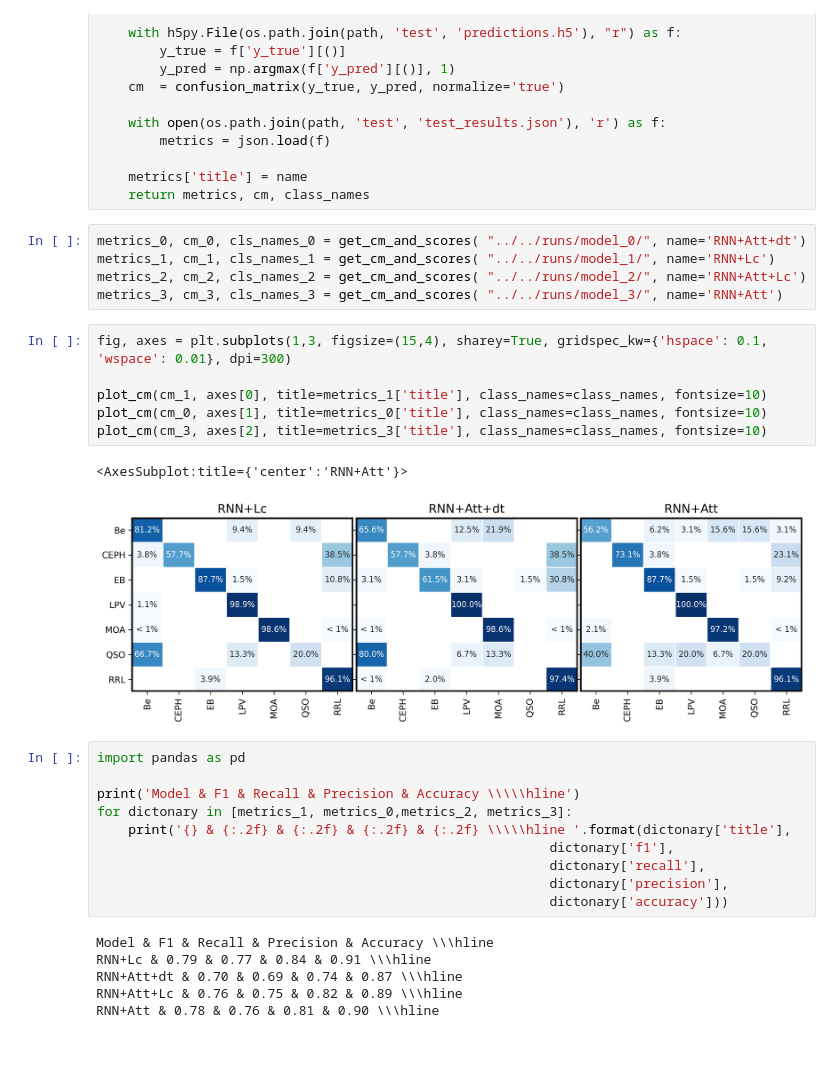
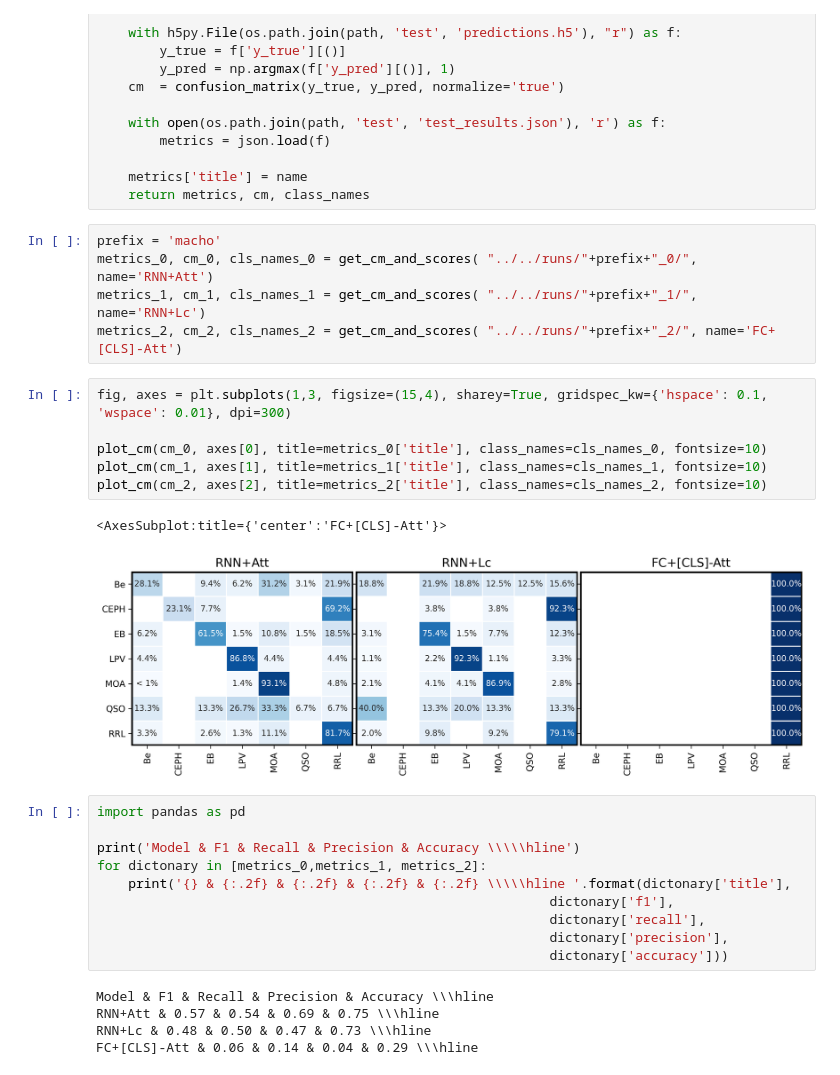
Before and after one commit to cridonoso/rnn_classifier, a Jupyter notebook: presentation/notebooks/results.ipynb, the cells around one changed output. Drawn from its saved outputs; the diff is of its cells as text; blank space fills up the shorter version.

```diff
--- a/presentation/notebooks/results.ipynb
+++ b/presentation/notebooks/results.ipynb
@@ -30,24 +30,24 @@ def get_cm_and_scores(path, name='model'):
     metrics['title'] = name
     return metrics, cm, class_names
 # %%
-metrics_0, cm_0, cls_names_0 = get_cm_and_scores( "../../runs/model_0/", name='RNN+Att+dt')
-metrics_1, cm_1, cls_names_1 = get_cm_and_scores( "../../runs/model_1/", name='RNN+Lc')
-metrics_2, cm_2, cls_names_2 = get_cm_and_scores( "../../runs/model_2/", name='RNN+Att+Lc')
-metrics_3, cm_3, cls_names_3 = get_cm_and_scores( "../../runs/model_3/", name='RNN+Att')
+prefix = 'macho'
+metrics_0, cm_0, cls_names_0 = get_cm_and_scores( "../../runs/"+prefix+"_0/", name='RNN+Att')
+metrics_1, cm_1, cls_names_1 = get_cm_and_scores( "../../runs/"+prefix+"_1/", name='RNN+Lc')
+metrics_2, cm_2, cls_names_2 = get_cm_and_scores( "../../runs/"+prefix+"_2/", name='FC+[CLS]-Att')
 # %%
 fig, axes = plt.subplots(1,3, figsize=(15,4), sharey=True, gridspec_kw={'hspace': 0.1, 'wspace': 0.01}, dpi=300)
 
-plot_cm(cm_1, axes[0], title=metrics_1['title'], class_names=class_names, fontsize=10)
-plot_cm(cm_0, axes[1], title=metrics_0['title'], class_names=class_names, fontsize=10)
-plot_cm(cm_3, axes[2], title=metrics_3['title'], class_names=class_names, fontsize=10)
+plot_cm(cm_0, axes[0], title=metrics_0['title'], class_names=cls_names_0, fontsize=10)
+plot_cm(cm_1, axes[1], title=metrics_1['title'], class_names=cls_names_1, fontsize=10)
+plot_cm(cm_2, axes[2], title=metrics_2['title'], class_names=cls_names_2, fontsize=10)
 # %% [output]
-<AxesSubplot:title={'center':'RNN+Att'}>
+<AxesSubplot:title={'center':'FC+[CLS]-Att'}>
-[figure, old version]
+[figure, new version]
 # %%
 import pandas as pd
 
 print('Model & F1 & Recall & Precision & Accuracy \\\\\hline')
-for dictonary in [metrics_1, metrics_0,metrics_2, metrics_3]:
+for dictonary in [metrics_0,metrics_1, metrics_2]:
     print('{} & {:.2f} & {:.2f} & {:.2f} & {:.2f} \\\\\hline '.format(dictonary['title'],
                                                           dictonary['f1'],
                                                           dictonary['recall'],
@@ -55,7 +55,6 @@ for dictonary in [metrics_1, metrics_0,metrics_2, metrics_3]:
                                                           dictonary['accuracy']))
 # %% [output]
 Model & F1 & Recall & Precision & Accuracy \\\hline
-RNN+Lc & 0.79 & 0.77 & 0.84 & 0.91 \\\hline
-RNN+Att+dt & 0.70 & 0.69 & 0.74 & 0.87 \\\hline
-RNN+Att+Lc & 0.76 & 0.75 & 0.82 & 0.89 \\\hline
-RNN+Att & 0.78 & 0.76 & 0.81 & 0.90 \\\hline
+RNN+Att & 0.57 & 0.54 & 0.69 & 0.75 \\\hline
+RNN+Lc & 0.48 & 0.50 & 0.47 & 0.73 \\\hline
+FC+[CLS]-Att & 0.06 & 0.14 & 0.04 & 0.29 \\\hline
```
Also changed, not shown: 5 other files.
